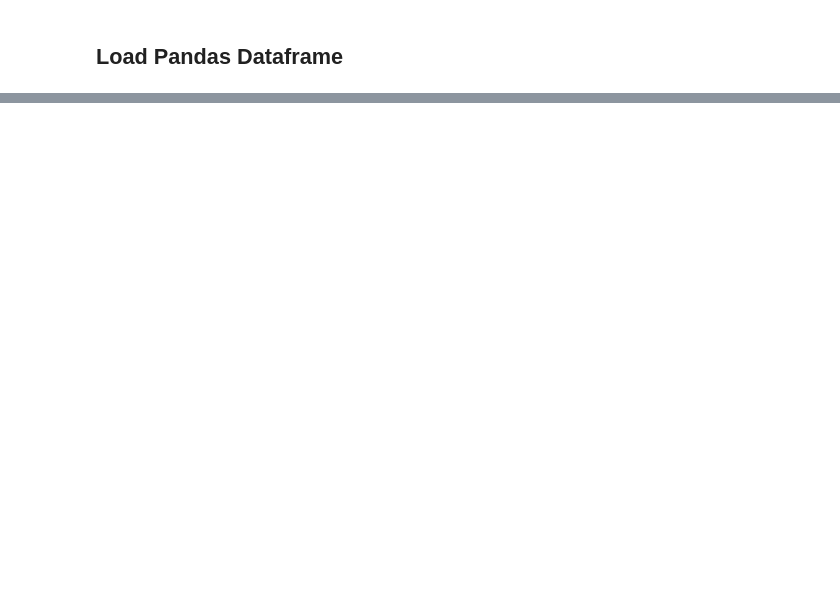
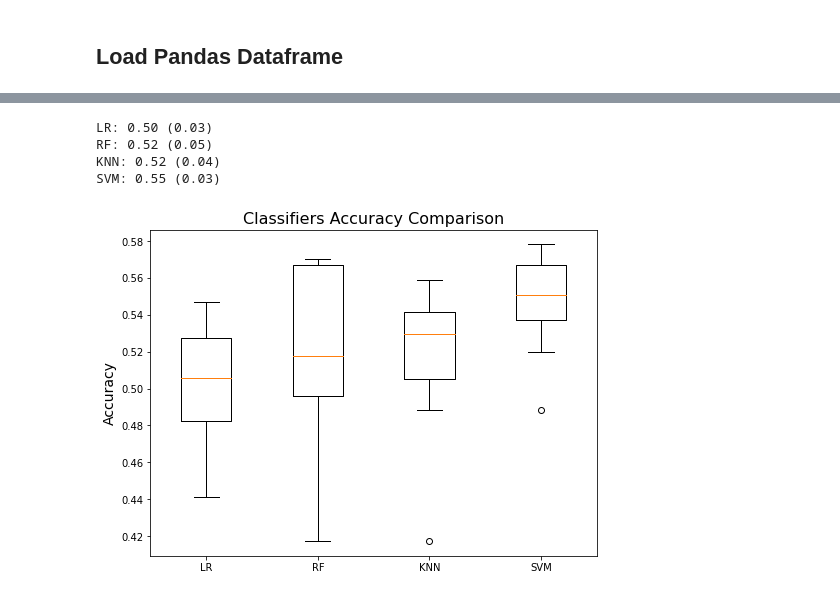
Before and after one commit to bojito/ml-album-popularity, a Jupyter notebook: 6 - Predict Popularity.ipynb, the cells around one changed output, grey strips where cells are left out. Drawn from its saved outputs; the diff is of its cells as text; code cells hidden in the pictures; blank space fills up the shorter version.

```diff
--- a/6 - Predict Popularity.ipynb
+++ b/6 - Predict Popularity.ipynb
@@ -188,0 +97,6 @@ r2_score(y_test, y_pred) , rms
+# %%
+def transform(X):
+    return np.array([x for x in X] )
+
+X_train_prepared = transform(X_train)
+X_test_prepared = transform(X_test)
@@ -188,0 +167,37 @@ r2_score(y_test, y_pred) , rms
+# %%
+random_seed = 22
+num_trees = 100
+scoring = "accuracy"
+
+models = []
+models.append(('LR', LogisticRegression(random_state=random_seed, max_iter = 1000)))
+models.append(('RF', RandomForestClassifier(n_estimators=num_trees, random_state=random_seed)))
+models.append(('KNN', KNeighborsClassifier()))
+models.append(('SVM', SVC(random_state=random_seed)))
+# %%
+results = []
+names   = []
+
+for name, model in models:
+    kfold = StratifiedKFold(n_splits=10, random_state=random_seed, shuffle=True)
+    cv_results = cross_val_score(model, X_train_prepared, y_train, cv=kfold, scoring=scoring)
+    results.append(cv_results)
+    names.append(name)
+    msg = f"{name}: {cv_results.mean():.2f} ({cv_results.std():.2f})"
+    print(msg)
+# %% [output]
+LR: 0.50 (0.03)
+RF: 0.52 (0.05)
+KNN: 0.52 (0.04)
+SVM: 0.55 (0.03)
+# %%
+fig, (ax) = plt.subplots(1,1,figsize=(8,6))
+
+plt.boxplot(results)
+
+ax.set_title('Classifiers Accuracy Comparison', size = 16)
+ax.set_ylabel('Accuracy', size = 14)
+ax.set_xticklabels(names)
+plt.show()
+# %% [output]
+[figure, added]
```
Also changed, not shown: parts of 47 cells of this notebook, 1 other file.
